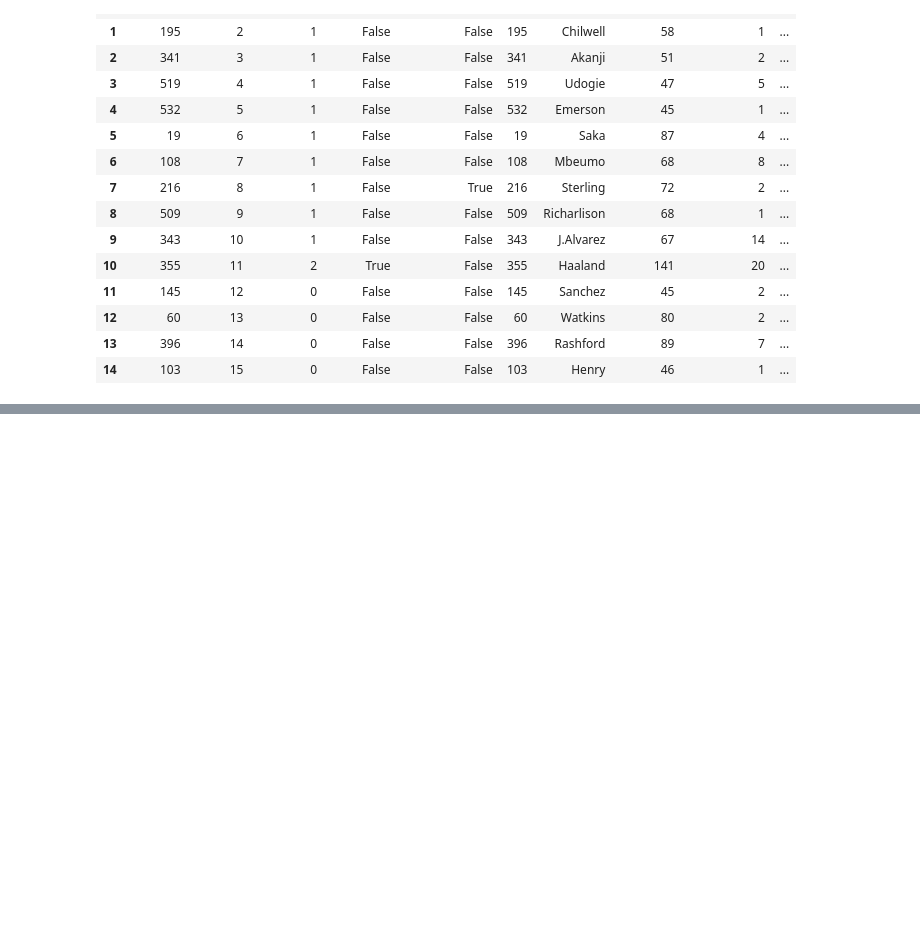
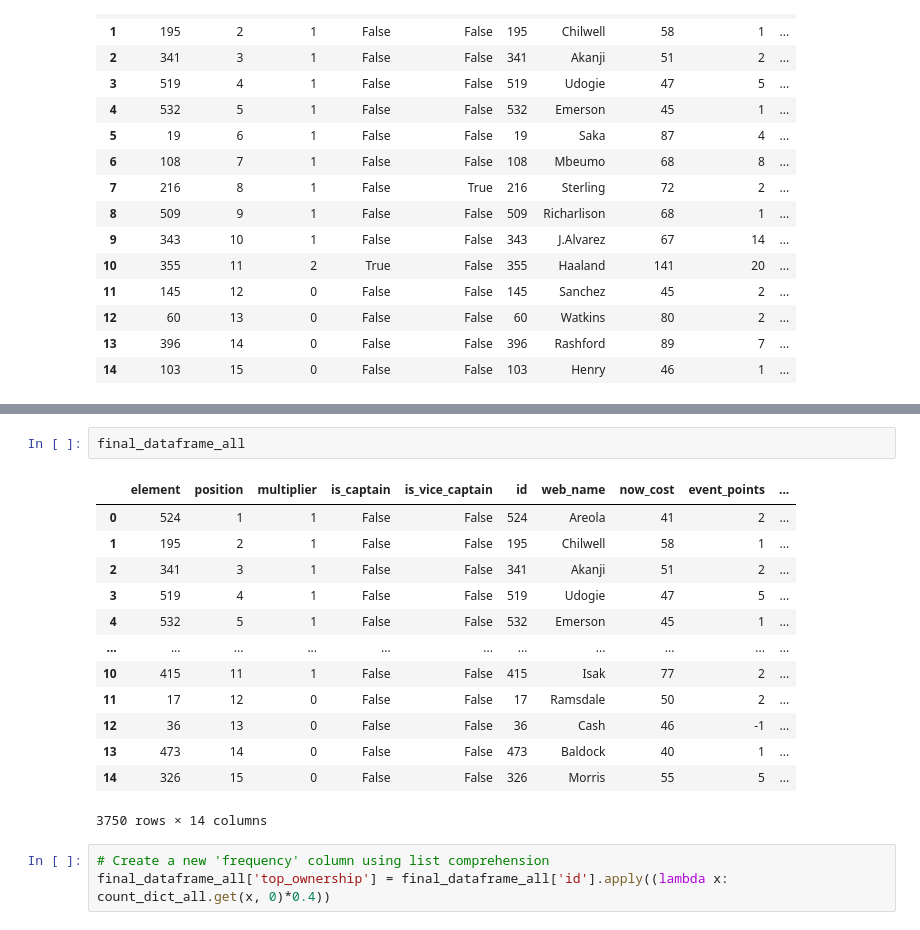
Before and after one commit to Dofften/FPL-Oort, a Jupyter notebook: trial.ipynb, the cells around one changed output, grey strips where cells are left out. Cells and saved outputs as stored; diff of their text form; blank space fills up the shorter version.

```diff
--- a/trial.ipynb
+++ b/trial.ipynb
@@ -427,0 +649,19 @@ final_dataframe2.head(15)
+# %%
+final_dataframe_all
+# %% [output]
+|  | element | position | multiplier | is_captain | is_vice_captain | id | web_name | now_cost | event_points | ... |
+| 0 | 524 | 1 | 1 | False | False | 524 | Areola | 41 | 2 | ... |
+| 1 | 195 | 2 | 1 | False | False | 195 | Chilwell | 58 | 1 | ... |
+| 2 | 341 | 3 | 1 | False | False | 341 | Akanji | 51 | 2 | ... |
+| 3 | 519 | 4 | 1 | False | False | 519 | Udogie | 47 | 5 | ... |
+| 4 | 532 | 5 | 1 | False | False | 532 | Emerson | 45 | 1 | ... |
+| ... | ... | ... | ... | ... | ... | ... | ... | ... | ... | ... |
+| 10 | 415 | 11 | 1 | False | False | 415 | Isak | 77 | 2 | ... |
+| 11 | 17 | 12 | 0 | False | False | 17 | Ramsdale | 50 | 2 | ... |
+| 12 | 36 | 13 | 0 | False | False | 36 | Cash | 46 | -1 | ... |
+| 13 | 473 | 14 | 0 | False | False | 473 | Baldock | 40 | 1 | ... |
+| 14 | 326 | 15 | 0 | False | False | 326 | Morris | 55 | 5 | ... |
+3750 rows × 14 columns
+# %%
+# Create a new 'frequency' column using list comprehension
+final_dataframe_all['top_ownership'] = final_dataframe_all['id'].apply((lambda x: count_dict_all.get(x, 0)*0.4))
```
Also changed, not shown: parts of 12 cells of this notebook.
